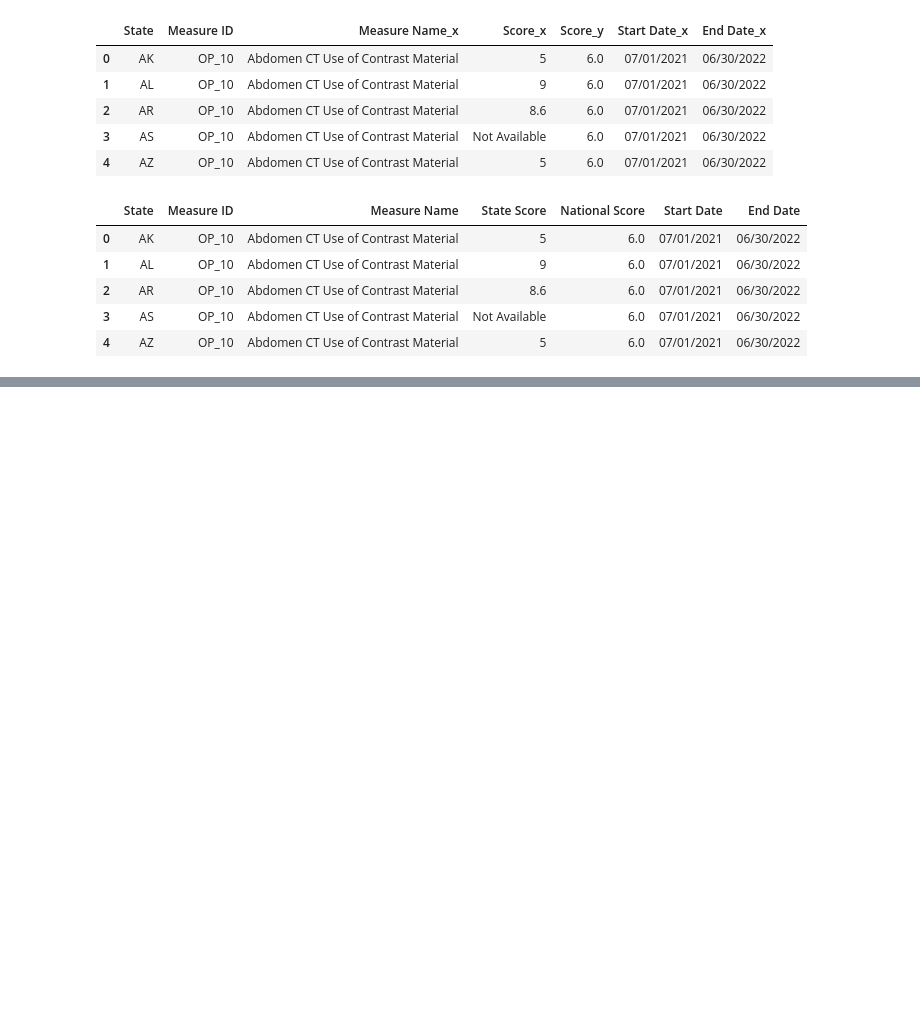
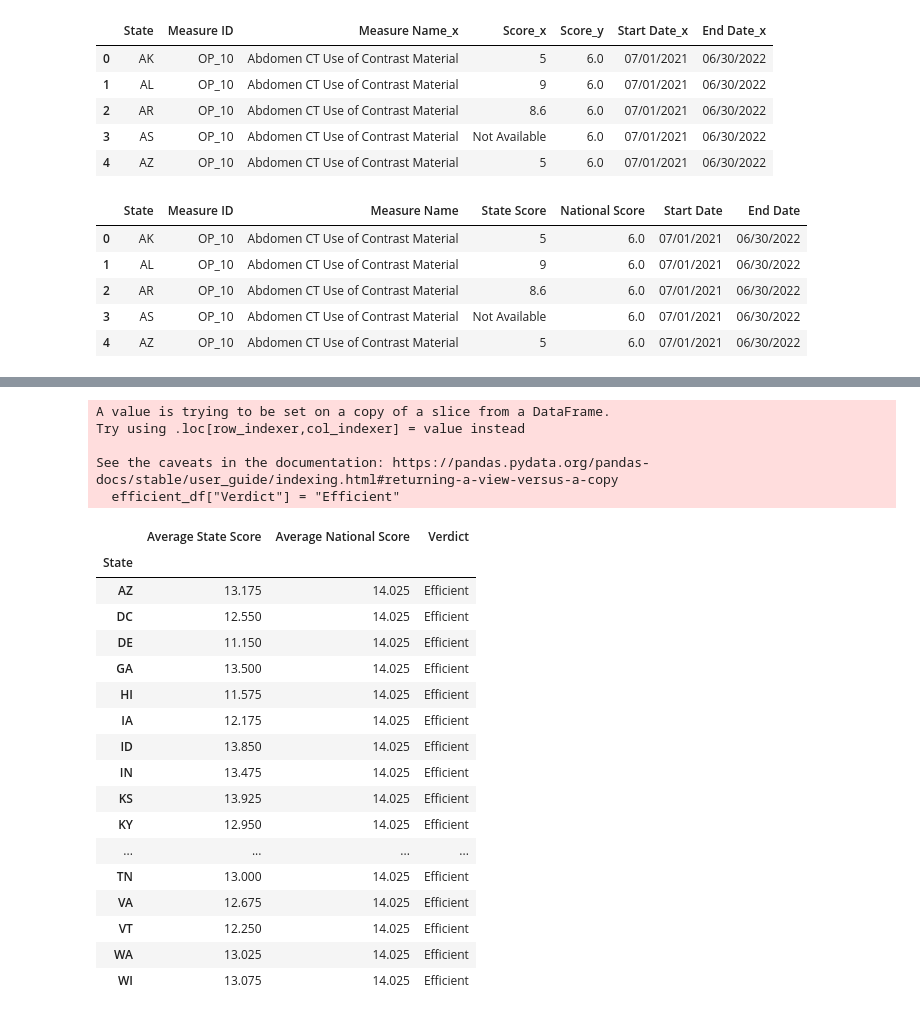
Before and after one commit to vinayvattipally-22/project-1_Group-5, a Jupyter notebook: imaging_cleaned.ipynb, the cells around one changed output, grey strips where cells are left out. Saved outputs shown, nothing was run; the diff lists cells and outputs as text; code cells hidden in the pictures; blank space fills up the shorter version.

```diff
--- a/imaging_cleaned.ipynb
+++ b/imaging_cleaned.ipynb
@@ -70,0 +178,28 @@ raw_df
+# %%
+efficient_df =  final_df.loc[(final_df["Average State Score"] <= final_df["Average National Score"]) & (final_df["Average State Score"]!=0.0)]
+efficient_df["Verdict"] = "Efficient"
+efficient_df
+# %% [output]
+A value is trying to be set on a copy of a slice from a DataFrame.
+Try using .loc[row_indexer,col_indexer] = value instead
+
+See the caveats in the documentation: https://pandas.pydata.org/pandas-docs/stable/user_guide/indexing.html#returning-a-view-versus-a-copy
+  efficient_df["Verdict"] = "Efficient"
+|  | Average State Score | Average National Score | Verdict |
+| State |  |  |  |
+| AZ | 13.175 | 14.025 | Efficient |
+| DC | 12.550 | 14.025 | Efficient |
+| DE | 11.150 | 14.025 | Efficient |
+| GA | 13.500 | 14.025 | Efficient |
+| HI | 11.575 | 14.025 | Efficient |
+| IA | 12.175 | 14.025 | Efficient |
+| ID | 13.850 | 14.025 | Efficient |
+| IN | 13.475 | 14.025 | Efficient |
+| KS | 13.925 | 14.025 | Efficient |
+| KY | 12.950 | 14.025 | Efficient |
+| ... | ... | ... | ... |
+| TN | 13.000 | 14.025 | Efficient |
+| VA | 12.675 | 14.025 | Efficient |
+| VT | 12.250 | 14.025 | Efficient |
+| WA | 13.025 | 14.025 | Efficient |
+| WI | 13.075 | 14.025 | Efficient |
```
Also changed, not shown: parts of 10 cells of this notebook.
